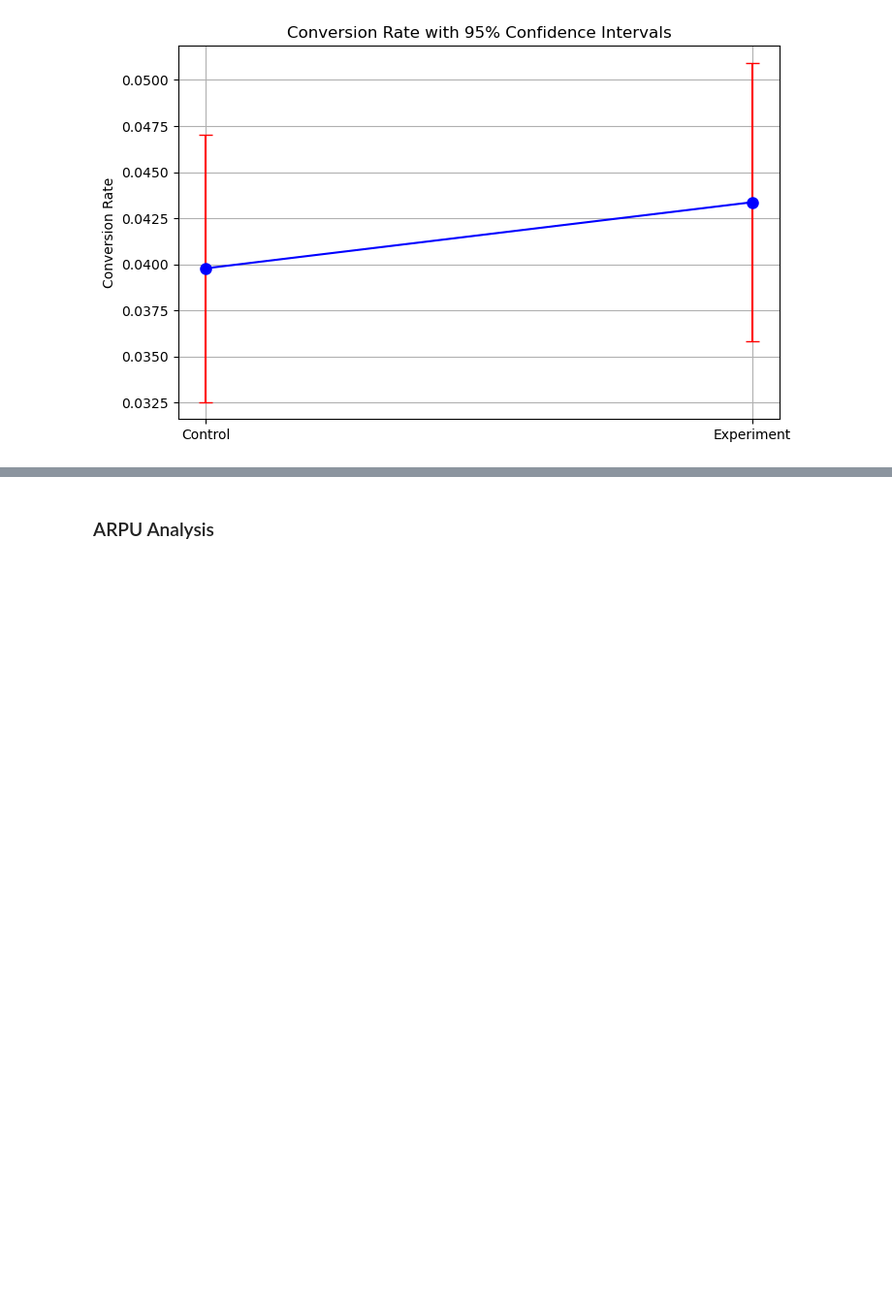
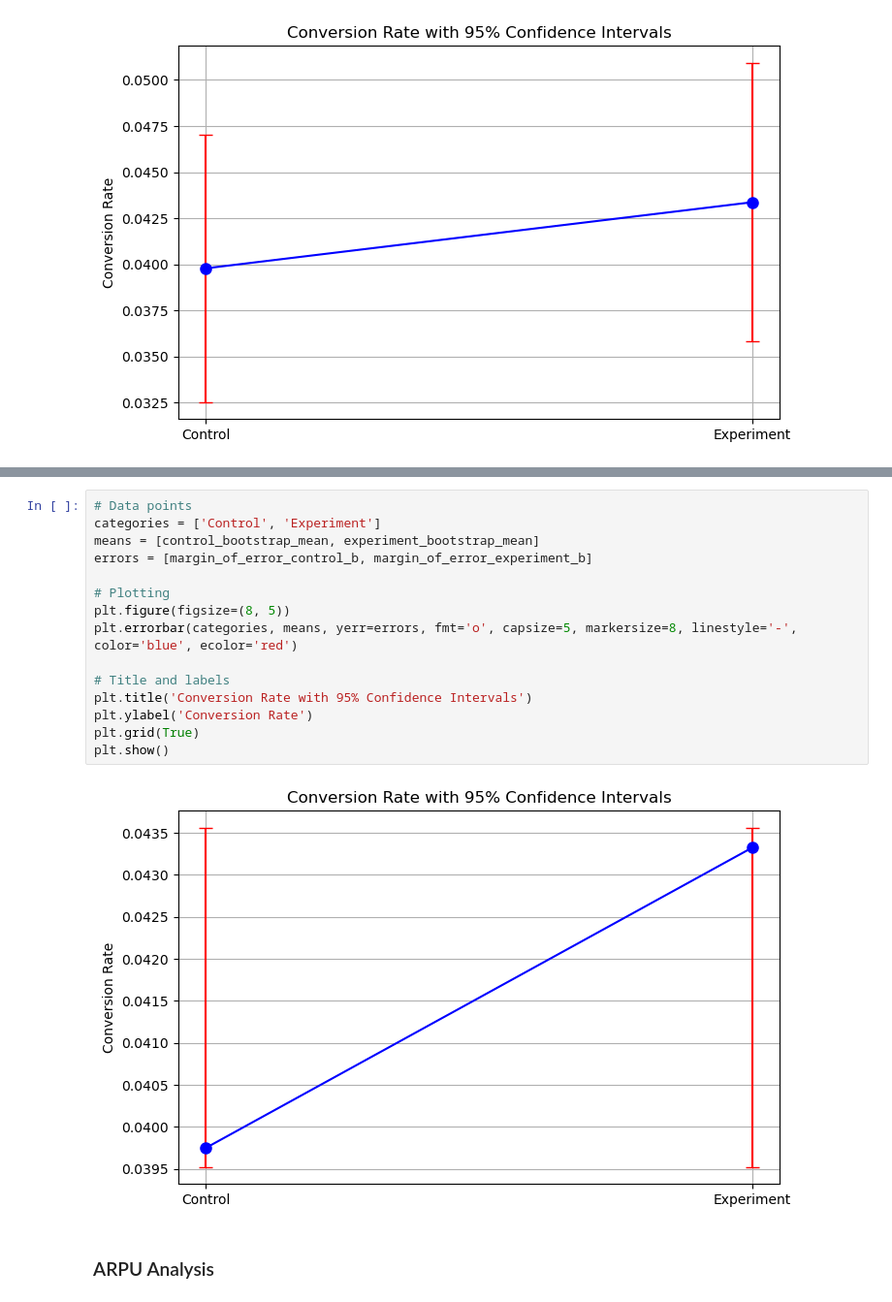
Before and after one commit to S0la1re/Product-Ranking-AB-Testing, a Jupyter notebook: main.ipynb, the cells around one changed output, grey strips where cells are left out. Shown at 97% size. Saved outputs shown, nothing was run; the diff lists cells and outputs as text; blank space fills up the shorter version.

```diff
--- a/main.ipynb
+++ b/main.ipynb
@@ -556,3 +627,20 @@ plt.show()
+# %%
+# Data points
+categories = ['Control', 'Experiment']
+means = [control_bootstrap_mean, experiment_bootstrap_mean]
+errors = [margin_of_error_control_b, margin_of_error_experiment_b]
+
+# Plotting
+plt.figure(figsize=(8, 5))
+plt.errorbar(categories, means, yerr=errors, fmt='o', capsize=5, markersize=8, linestyle='-', color='blue', ecolor='red')
+
+# Title and labels
+plt.title('Conversion Rate with 95% Confidence Intervals')
+plt.ylabel('Conversion Rate')
+plt.grid(True)
+plt.show()
+# %% [output]
+[figure, added]
 # %% [markdown]
 ### ARPU Analysis
 # %%
```
Also changed, not shown: parts of 2 cells of this notebook.
